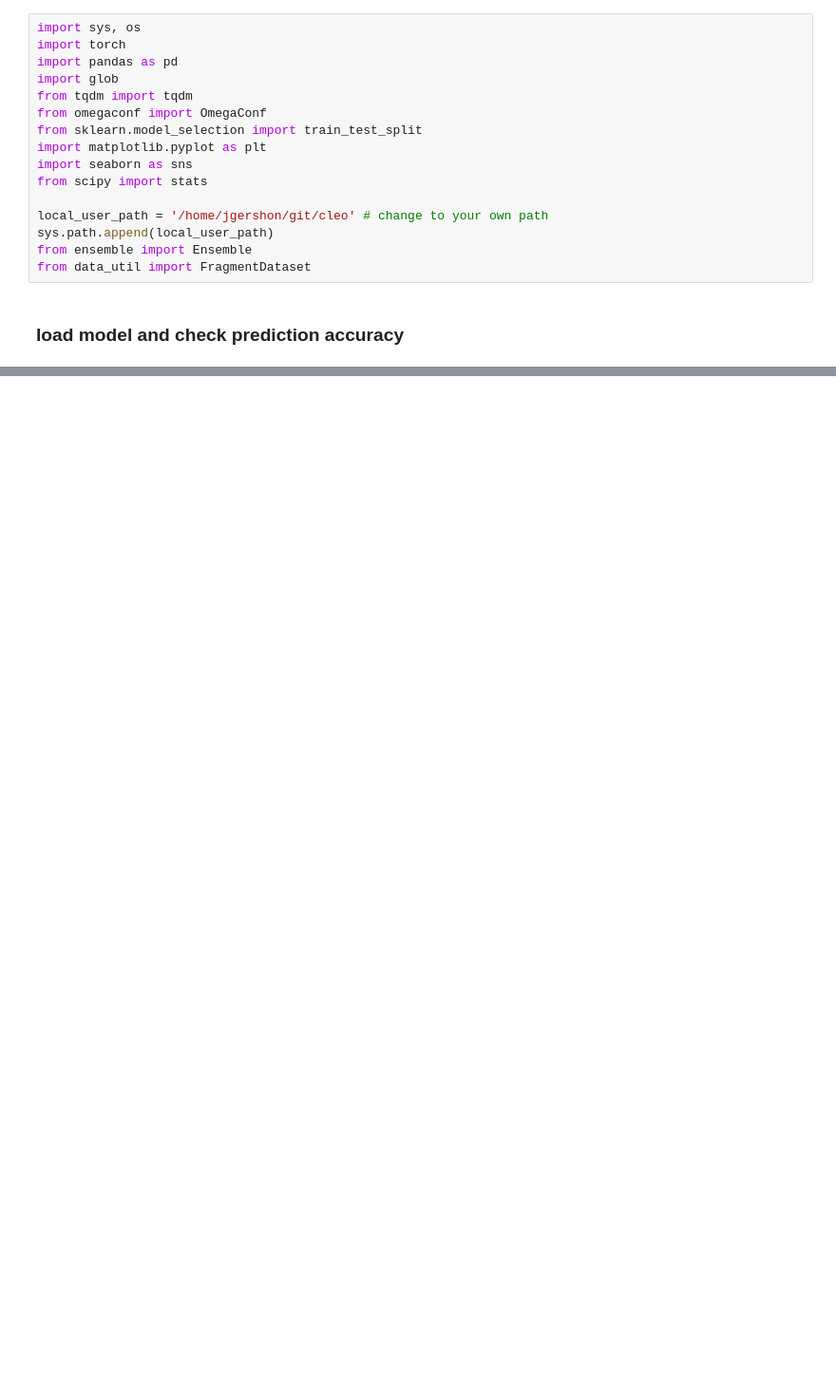
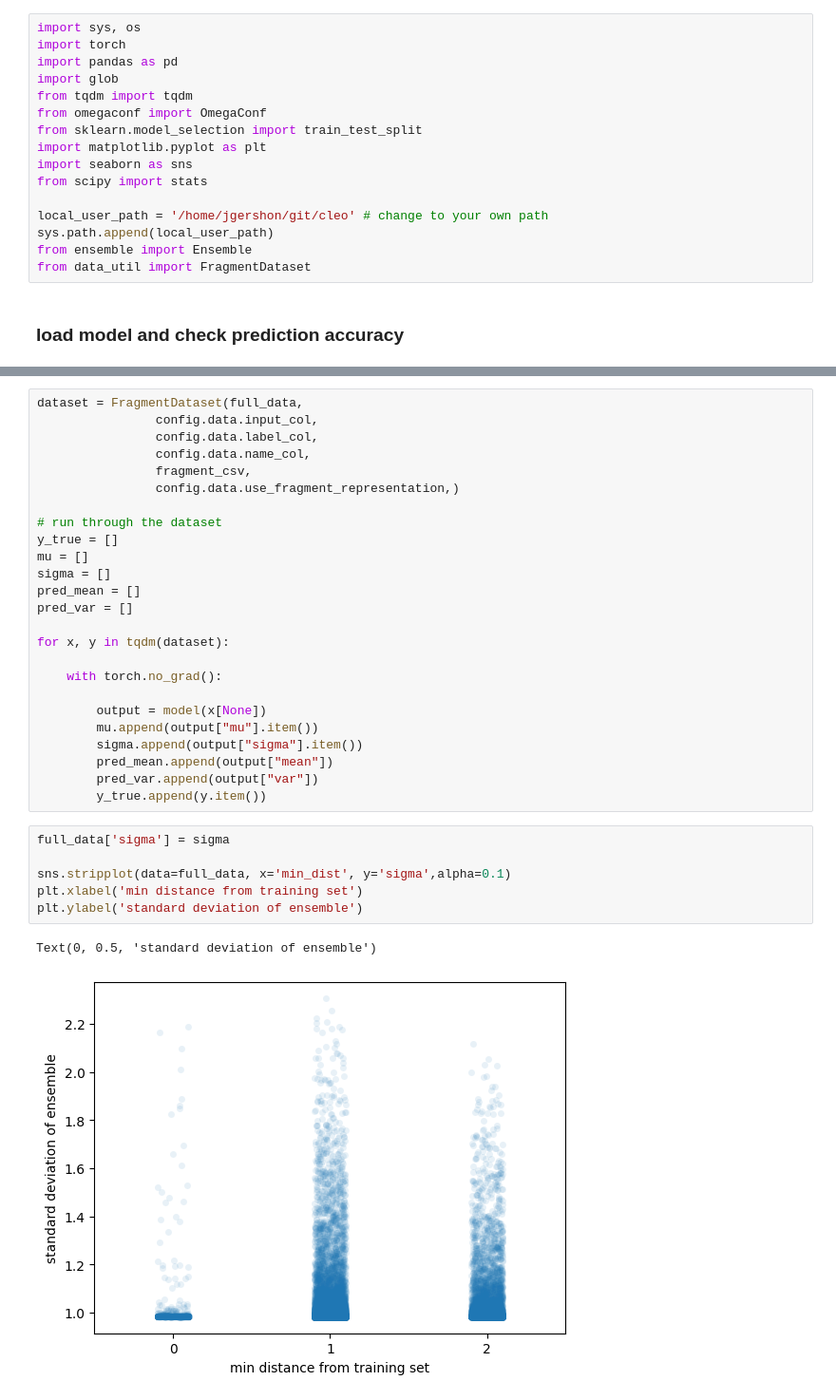
Before and after one commit to 0merle0/cleo, a Jupyter notebook: notebooks/ensemble_analysis.ipynb, the cells around one changed output, grey strips where cells are left out. Shown at 95% size. Saved outputs shown, nothing was run; the diff lists cells and outputs as text; blank space fills up the shorter version.

```diff
--- a/notebooks/ensemble_analysis.ipynb
+++ b/notebooks/ensemble_analysis.ipynb
@@ -85,0 +143,34 @@ plt.show()
+# %%
+dataset = FragmentDataset(full_data,
+                config.data.input_col,
+                config.data.label_col,
+                config.data.name_col,
+                fragment_csv,
+                config.data.use_fragment_representation,)
+
+# run through the dataset
+y_true = []
+mu = []
+sigma = []
+pred_mean = []
+pred_var = []
+
+for x, y in tqdm(dataset):
+
+    with torch.no_grad():
+
+        output = model(x[None])
+        mu.append(output["mu"].item())
+        sigma.append(output["sigma"].item())
+        pred_mean.append(output["mean"])
+        pred_var.append(output["var"])
+        y_true.append(y.item())
+# %%
+full_data['sigma'] = sigma
+
+sns.stripplot(data=full_data, x='min_dist', y='sigma',alpha=0.1)
+plt.xlabel('min distance from training set')
+plt.ylabel('standard deviation of ensemble')
+# %% [output]
+Text(0, 0.5, 'standard deviation of ensemble')
+[figure, added]
```
Also changed, not shown: parts of 10 cells of this notebook.
